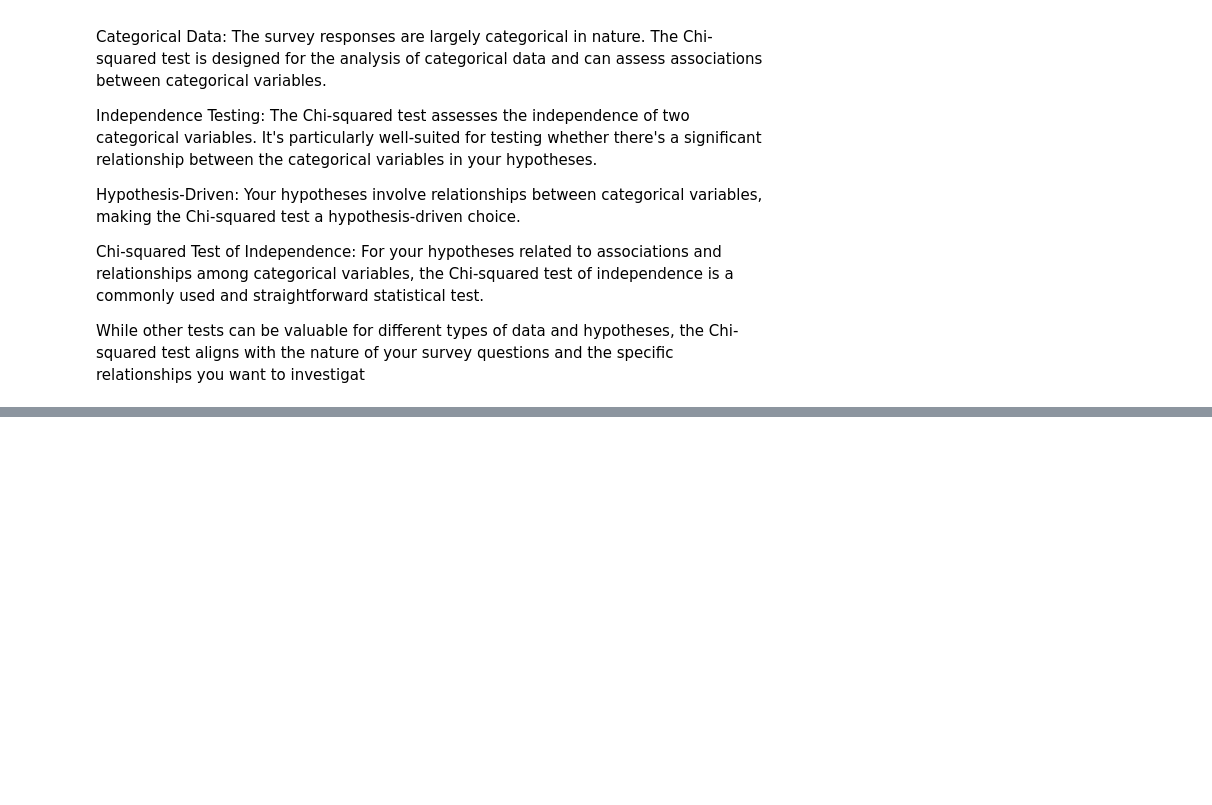
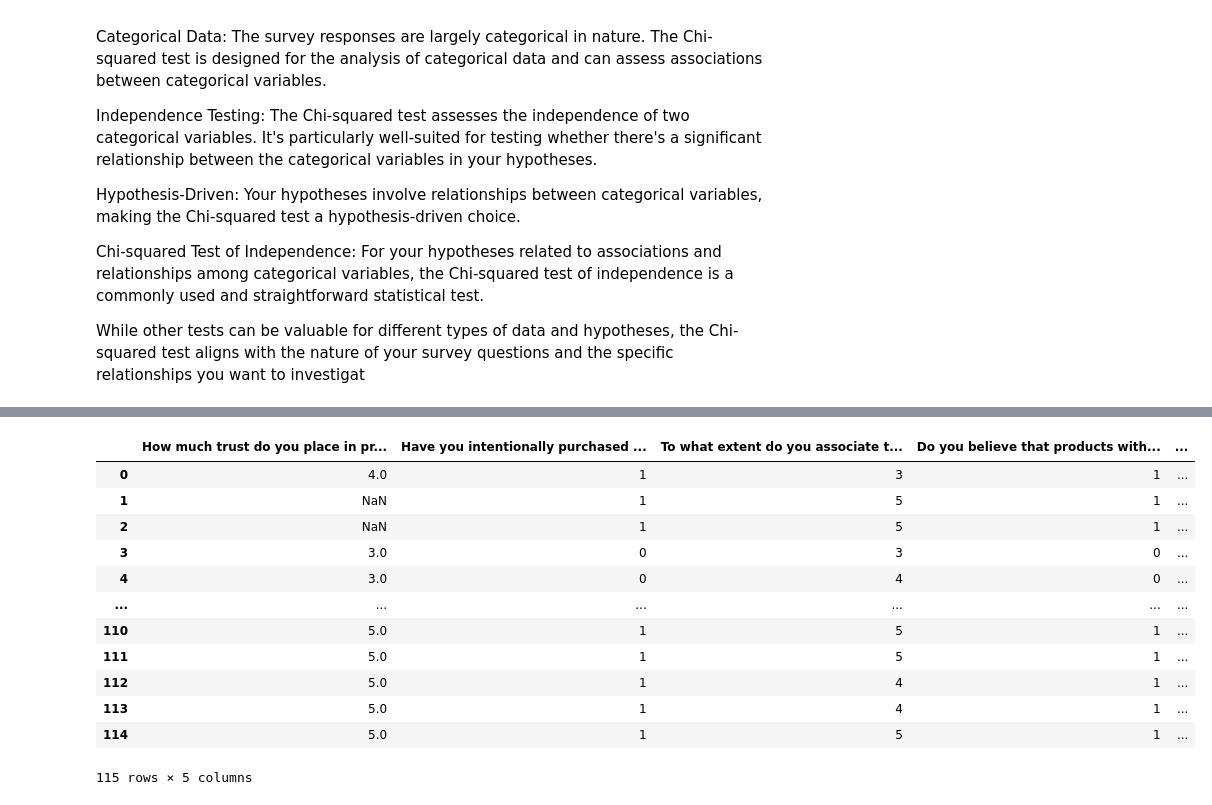
Before and after one commit to Stoichiometrical/Survey_Data_Analysis, a Jupyter notebook: survery_analysis2.ipynb, the cells around one changed output, grey strips where cells are left out. Saved outputs shown, nothing was run; the diff lists cells and outputs as text; code cells hidden in the pictures; blank space fills up the shorter version.

```diff
--- a/survery_analysis2.ipynb
+++ b/survery_analysis2.ipynb
@@ -330,0 +592,21 @@ While other tests can be valuable for different types of data and hypotheses, th
+# %%
+d7 = d5[["How much trust do you place in products that bear the KEBS label when it comes to quality and safety?",
+"Have you intentionally purchased products with the KEBS label because of its perceived quality and safety standards?",
+"To what extent do you associate the KEBS label with government oversight and regulation?",
+"Do you believe that products with the KEBS label are more reliable and safer than those without it?",
+"How likely are you to choose a product with the KEBS label over a similar product without it?"]]
+d7
+# %% [output]
+|  | How much trust do you place in pr... | Have you intentionally purchased ... | To what extent do you associate t... | Do you believe that products with... | ... |
+| 0 | 4.0 | 1 | 3 | 1 | ... |
+| 1 | NaN | 1 | 5 | 1 | ... |
+| 2 | NaN | 1 | 5 | 1 | ... |
+| 3 | 3.0 | 0 | 3 | 0 | ... |
+| 4 | 3.0 | 0 | 4 | 0 | ... |
+| ... | ... | ... | ... | ... | ... |
+| 110 | 5.0 | 1 | 5 | 1 | ... |
+| 111 | 5.0 | 1 | 5 | 1 | ... |
+| 112 | 5.0 | 1 | 4 | 1 | ... |
+| 113 | 5.0 | 1 | 4 | 1 | ... |
+| 114 | 5.0 | 1 | 5 | 1 | ... |
+115 rows × 5 columns
```
Also changed, not shown: parts of 20 cells of this notebook.
